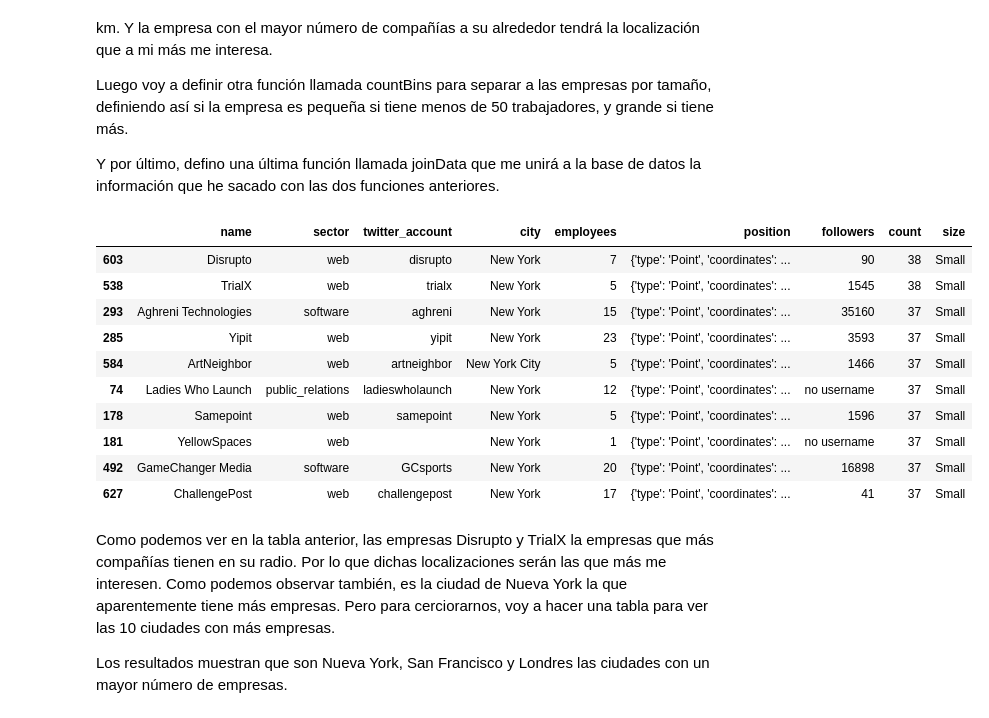
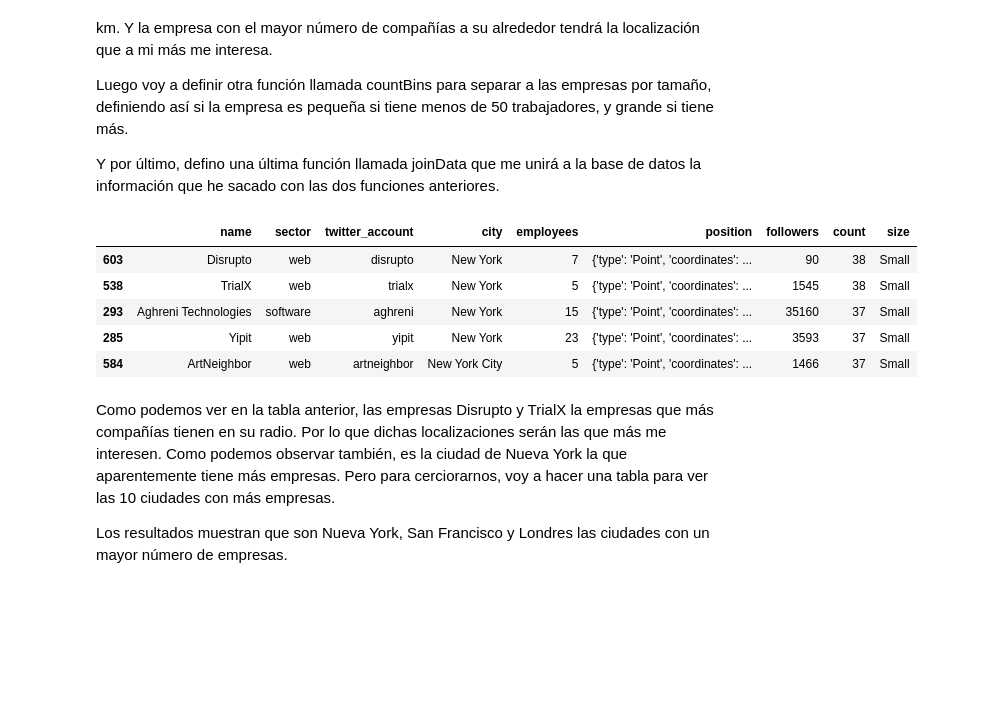
Before and after one commit to alejandroperela/datamad0119, a Jupyter notebook: module-2/tableau-project/your-code/Code.ipynb, the cells around one changed output. Cells and saved outputs as stored; diff of their text form; code cells hidden in the pictures; blank space fills up the shorter version.

```diff
--- a/module-2/tableau-project/your-code/Code.ipynb
+++ b/module-2/tableau-project/your-code/Code.ipynb
@@ -124,10 +125,10 @@ A continuación, y antes de exportar la base de datos limpia, obtengo el número
 
 Muchas de ellas no tienen cuenta de twitter por lo que en la columna de followers aparecerá invalid username, o cero seguidores.
 # %%
-API_KEY = "e6xJatHuL1NzvjCtTywvOldm8"
-API_SECRET = "hYIdAGDp7ZDdC3WWPTBhcM7uC21v5iod72pHcSzm8oAg4yrAdX"
-ACCESS_TOKEN = "385891004-6pXn1iaG8VqhGjc2rkclz7HDsc1bsashd6iAmvVX"
-ACCESS_TOKEN_SECRET = "2yg8WGCd8oVGvl3wu4KxFXPwY3yCO4TN4zN4MLTlagclT"
+API_KEY = "XXXX"
+API_SECRET = "XXXX"
+ACCESS_TOKEN = "XXXX"
+ACCESS_TOKEN_SECRET = "XXXX"
 
 auth = tweepy.OAuthHandler(API_KEY, API_SECRET)
 auth.set_access_token(ACCESS_TOKEN, ACCESS_TOKEN_SECRET)
@@ -202,39 +203,34 @@ def countCompany(lista):
     data_count = data_count.count()
     data_count = pd.DataFrame(data_count)
     return data_count
 
 
 def countBins(dataf):
     count_labels = ['Small', 'Big']
     cutoffs = [0,50,10000000]
     bins = pd.cut(dataf['employees'],cutoffs, labels=count_labels)
     bins = pd.DataFrame(bins)
     return bins
 
 
 def joinData(data1, data2, data3):
     data1["count"] = data2[0]
     data1["size"] = data3["employees"]
     data_clean = data1.sort_values(by=["count"], ascending=False)
     return data_clean
 
 
 data_count = countCompany(final)
 bins = countBins(data)
 data_clean = joinData(data, data_count, bins)
-data_clean.head(10)
+data_clean.head()
 # %% [output]
 |  | name | sector | twitter_account | city | employees | position | followers | count | size |
 | 603 | Disrupto | web | disrupto | New York | 7 | {'type': 'Point', 'coordinates': ... | 90 | 38 | Small |
 | 538 | TrialX | web | trialx | New York | 5 | {'type': 'Point', 'coordinates': ... | 1545 | 38 | Small |
 | 293 | Aghreni Technologies | software | aghreni | New York | 15 | {'type': 'Point', 'coordinates': ... | 35160 | 37 | Small |
 | 285 | Yipit | web | yipit | New York | 23 | {'type': 'Point', 'coordinates': ... | 3593 | 37 | Small |
 | 584 | ArtNeighbor | web | artneighbor | New York City | 5 | {'type': 'Point', 'coordinates': ... | 1466 | 37 | Small |
-| 74 | Ladies Who Launch | public_relations | ladieswholaunch | New York | 12 | {'type': 'Point', 'coordinates': ... | no username | 37 | Small |
-| 178 | Samepoint | web | samepoint | New York | 5 | {'type': 'Point', 'coordinates': ... | 1596 | 37 | Small |
-| 181 | YellowSpaces | web |  | New York | 1 | {'type': 'Point', 'coordinates': ... | no username | 37 | Small |
-| 492 | GameChanger Media | software | GCsports | New York | 20 | {'type': 'Point', 'coordinates': ... | 16898 | 37 | Small |
-| 627 | ChallengePost | web | challengepost | New York | 17 | {'type': 'Point', 'coordinates': ... | 41 | 37 | Small |
 # %% [markdown]
 Como podemos ver en la tabla anterior, las empresas Disrupto y TrialX la empresas que más compañías tienen en su radio. Por lo que dichas localizaciones serán las que más me interesen. Como podemos observar también, es la ciudad de Nueva York la que aparentemente tiene más empresas. Pero para cerciorarnos, voy a hacer una tabla para ver las 10 ciudades con más empresas.
 
```
Also changed, not shown: parts of 9 cells of this notebook, 1 other file.
